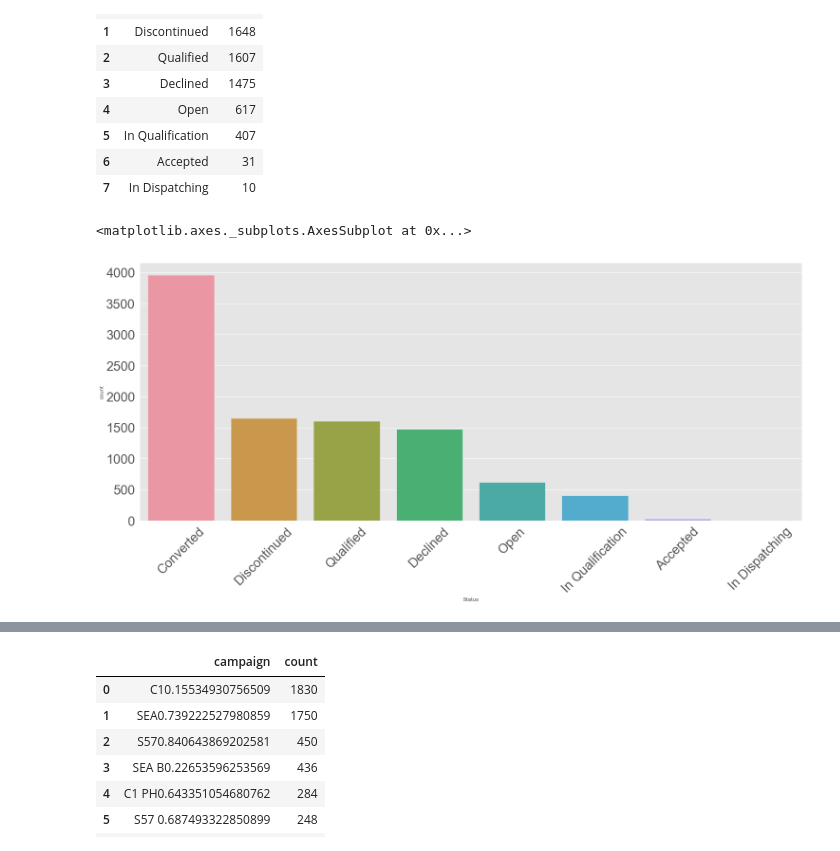
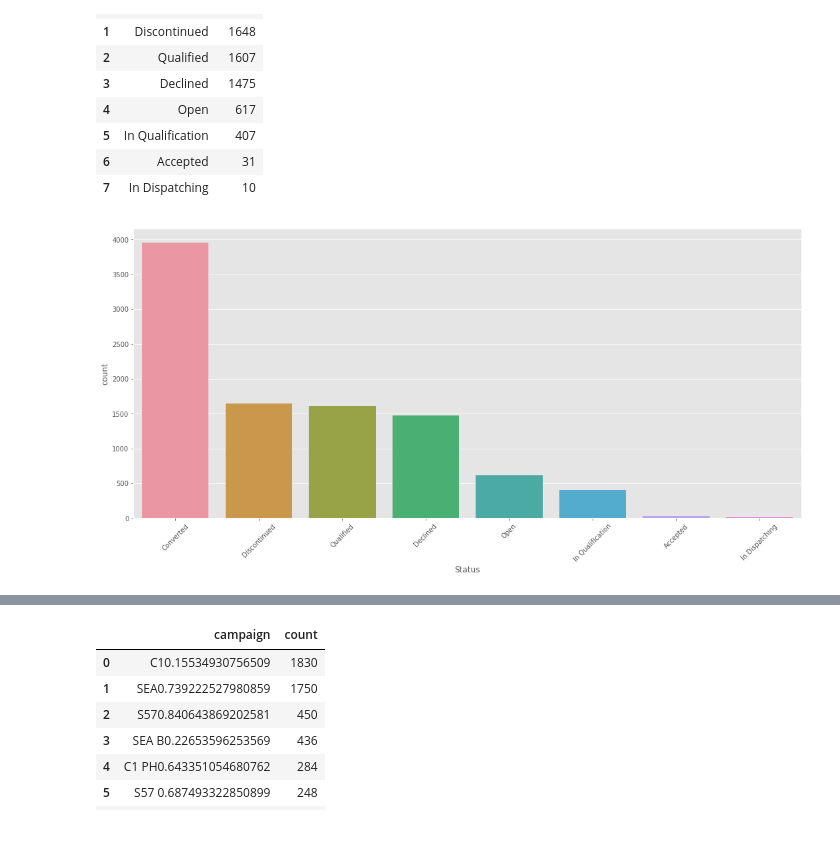
Before and after one commit to MinHyuckChoi/The-Brief, a Jupyter notebook: Section A.ipynb, the cells around one changed output, grey strips where cells are left out. Saved outputs shown, nothing was run; the diff lists cells and outputs as text; code cells hidden in the pictures.

```diff
--- a/Section A.ipynb
+++ b/Section A.ipynb
@@ -182,10 +182,9 @@ status
 # %%
 barplot=sns.barplot(data=status, x='Status', y='count')
 barplot.set_xticklabels(barplot.get_xticklabels(), rotation=45)
-barplot
+barplot.figure.set_size_inches(18,8)
 # %% [output]
-<matplotlib.axes._subplots.AxesSubplot at 0x...>
-[figure, old version]
+[figure, new version]
 # %%
 source = lead['Source'].value_counts()
 source = pd.DataFrame(source).reset_index()
```
Also changed, not shown: parts of 14 cells of this notebook.
